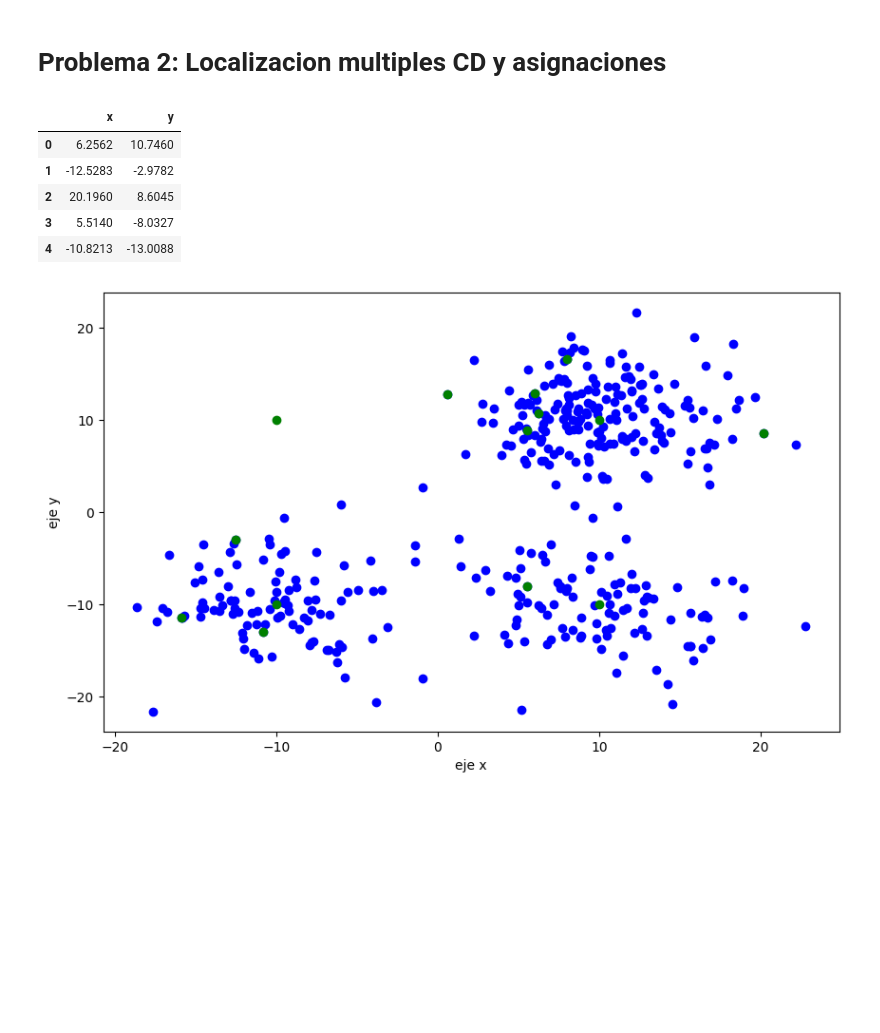
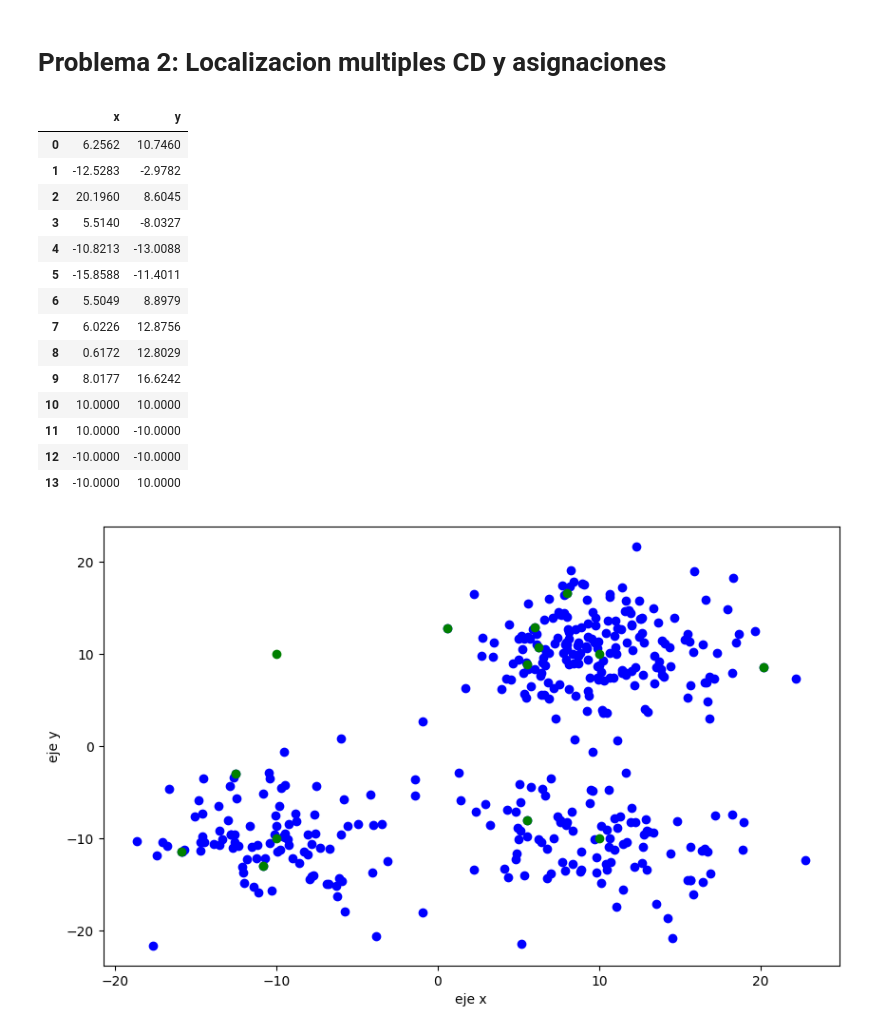
Before and after one commit to MacaMujica/taller-1-cadenas-de-suministros, a Jupyter notebook: tarea1.ipynb, the cells around one changed output. Saved outputs shown, nothing was run; the diff lists cells and outputs as text; code cells hidden in the pictures; blank space fills up the shorter version.

```diff
--- a/tarea1.ipynb
+++ b/tarea1.ipynb
@@ -305,14 +305,23 @@ El modelo es infactible o no acotado
 # %%
 #Pregunta 2a
 cd_df = pd.read_csv('cd.csv')
-cd_df.head()
+cd_df
 # %% [output]
 |  | x | y |
 | 0 | 6.2562 | 10.7460 |
 | 1 | -12.5283 | -2.9782 |
 | 2 | 20.1960 | 8.6045 |
 | 3 | 5.5140 | -8.0327 |
 | 4 | -10.8213 | -13.0088 |
+| 5 | -15.8588 | -11.4011 |
+| 6 | 5.5049 | 8.8979 |
+| 7 | 6.0226 | 12.8756 |
+| 8 | 0.6172 | 12.8029 |
+| 9 | 8.0177 | 16.6242 |
+| 10 | 10.0000 | 10.0000 |
+| 11 | 10.0000 | -10.0000 |
+| 12 | -10.0000 | -10.0000 |
+| 13 | -10.0000 | 10.0000 |
 # %%
 clientes
 X = clientes['x']
```
Also changed, not shown: parts of 7 cells of this notebook.
